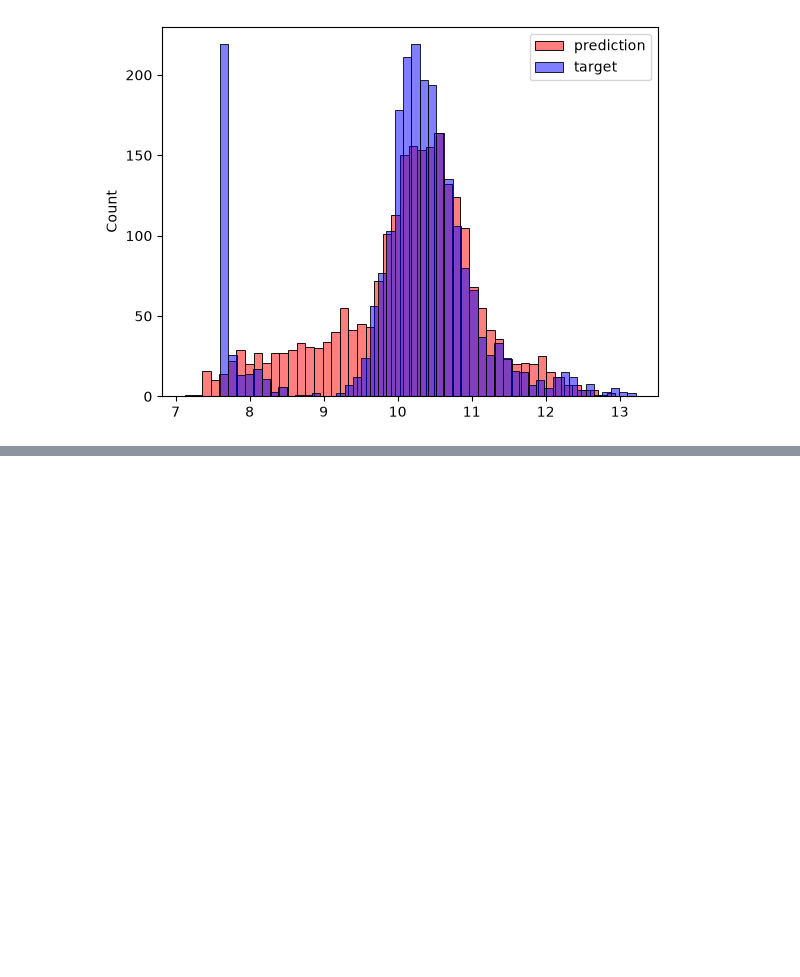
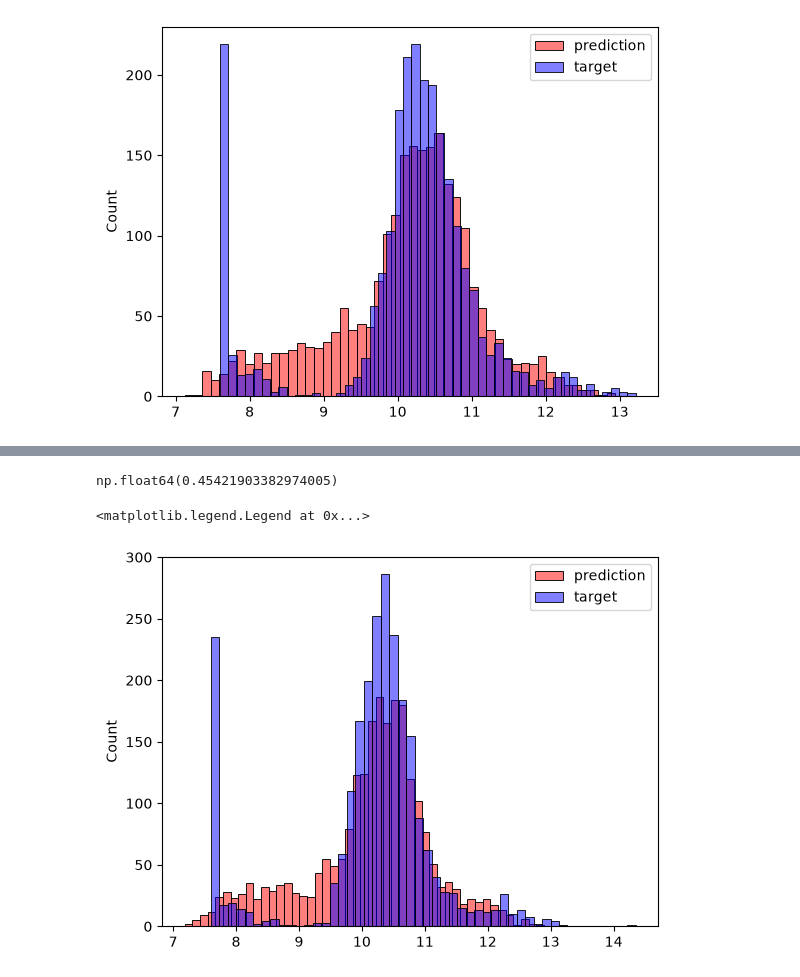
Before and after one commit to Mayurkshirsagar-web/machine_learning_zoomcamp, a Jupyter notebook: 02-regression/car_price_predictor.ipynb, the cells around one changed output, grey strips where cells are left out. Drawn from its saved outputs; the diff is of its cells as text; code cells hidden in the pictures; blank space fills up the shorter version.

Commit message:
tunning model and testing

```diff
--- a/02-regression/car_price_predictor.ipynb
+++ b/02-regression/car_price_predictor.ipynb
@@ -230,0 +250,22 @@ plt.legend()
+# %%
+# now we will train on both training and val dataset to make a better model for test dataset
+df_full_train = pd.concat([df_train, df_val])
+df_full_train = df_full_train.reset_index(drop=True)
+y_full_train = np.concatenate([y_train, y_val])
+# %%
+X_full_train = prepare_X(df_full_train)
+w0, w = train_linear_regression(X_full_train, y_full_train, r=0.001)
+# %%
+X_test = prepare_X(df_test)
+y_pred = w0 + X_test.dot(w)
+score = rmse(y_test, y_pred)
+score
+# %% [output]
+np.float64(0.45421903382974005)
+# %%
+sns.histplot(y_pred, label='prediction', color='red', alpha=0.5, bins=50)
+sns.histplot(y_test, label='target', color='blue',  alpha=0.5, bins=50)
+plt.legend()
+# %% [output]
+<matplotlib.legend.Legend at 0x...>
+[figure, added]
```
Also changed, not shown: parts of 7 cells of this notebook.
